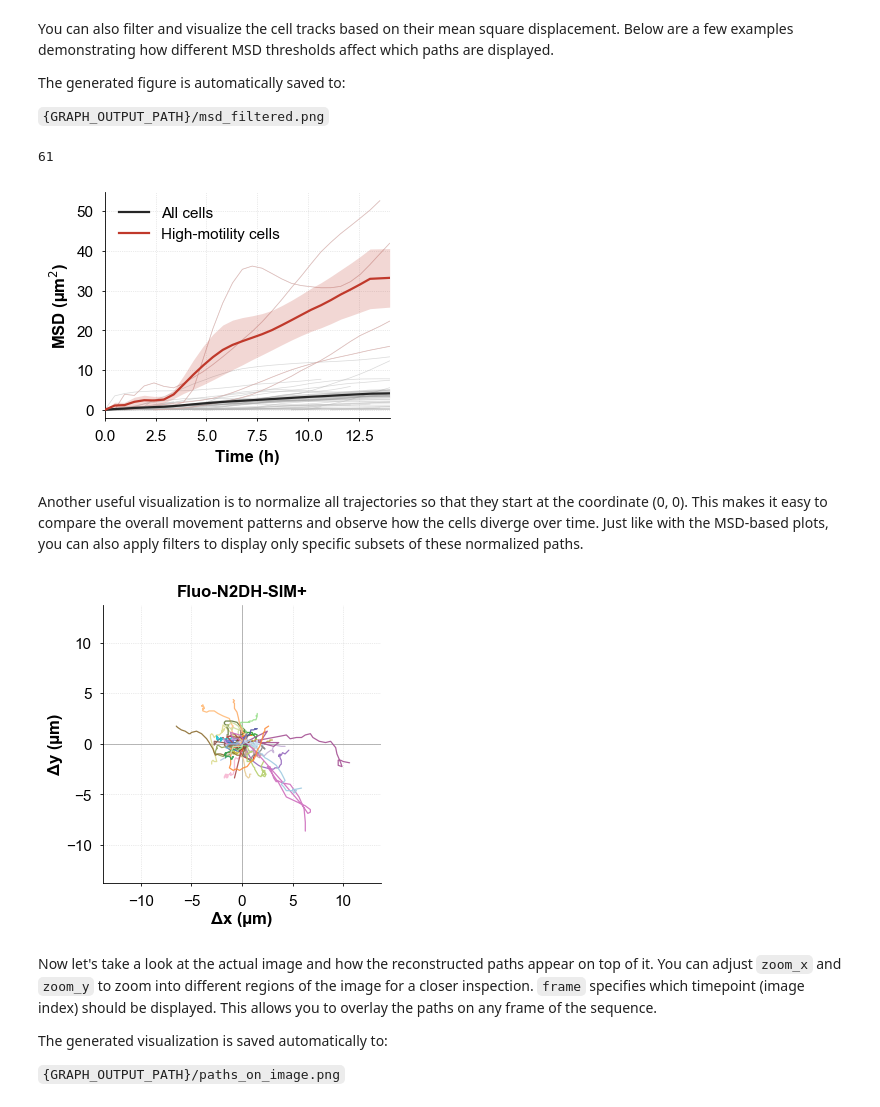
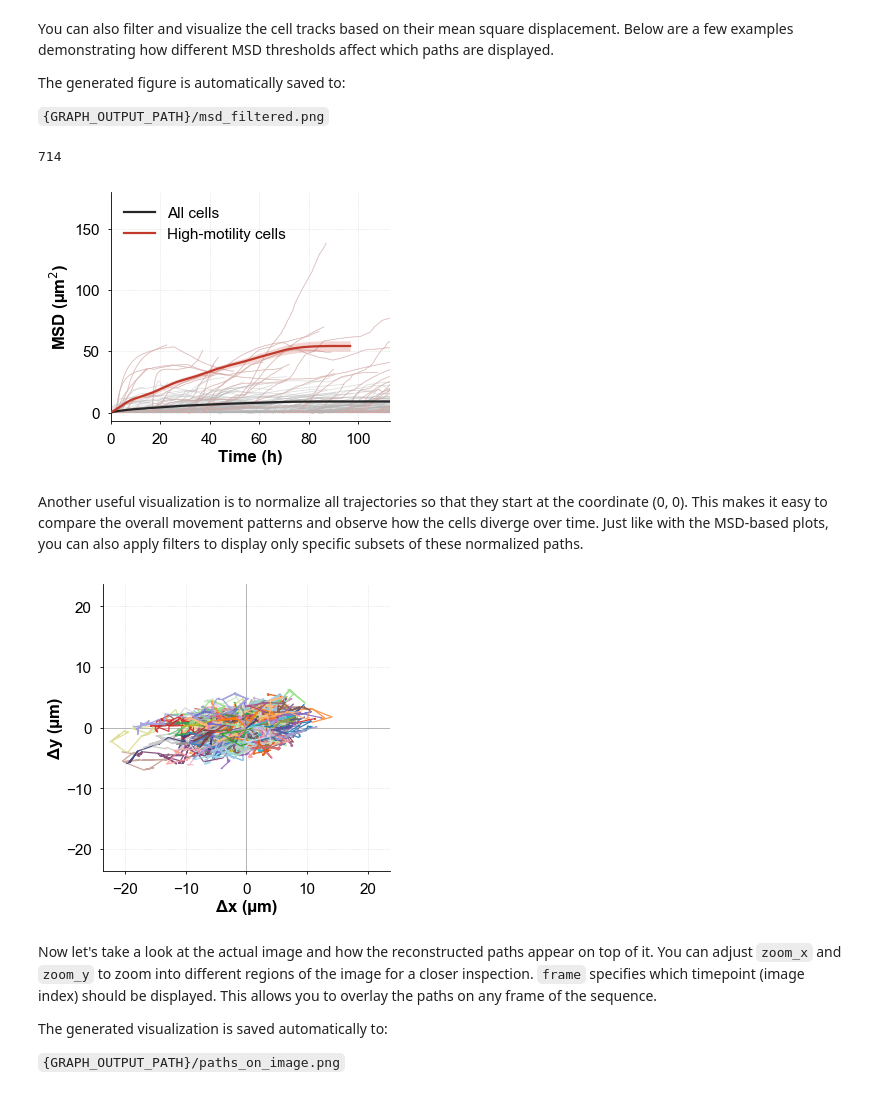
Before and after one commit to Gitinc/argus, a Jupyter notebook: notebooks/visualize_cell_tracks.ipynb, the cells around one changed output. Saved outputs shown, nothing was run; the diff lists cells and outputs as text; code cells hidden in the pictures.

Commit message:
Changes for Zebrafish dataset

```diff
--- a/notebooks/visualize_cell_tracks.ipynb
+++ b/notebooks/visualize_cell_tracks.ipynb
@@ -23,9 +23,9 @@ Before doing so, we need to define several general parameters that specify where
 import os
 WORK_DIR = os.getcwd()
 PATH_OF_SRC_MODUL = WORK_DIR.replace("notebooks", "src")
-YOUR_DATA_PATH = r"\\sc-data.sc-store.charite.de\sc-project-cc06-agsack\noja11\CellTrack\Training\Dataset\PhC-C2DH-U373\01"
-GRAPH_OUTPUT_PATH = r"\\sc-data.sc-store.charite.de\sc-project-cc06-agsack\noja11\CellTrack\Training\Dataset\PhC-C2DH-U373\01_RES_test"
-SAVED_PATHS = r"\\sc-data.sc-store.charite.de\sc-project-cc06-agsack\noja11\CellTrack\Training\Dataset\PhC-C2DH-U373\01_RES_test\calc_paths.npy"
+YOUR_DATA_PATH = r"\\sc-data.sc-store.charite.de\sc-project-cc06-agsack\noja11\CellTrack\unregistered\lck-lyve_caudal-fin_lower-side"
+GRAPH_OUTPUT_PATH = r"\\sc-data.sc-store.charite.de\sc-project-cc06-agsack\noja11\CellTrack\unregistered\output"
+SAVED_PATHS = r"\\sc-data.sc-store.charite.de\sc-project-cc06-agsack\noja11\CellTrack\unregistered\output\calc_paths.npy"
 IMAGE_CHANNEL = 1
 
 os.makedirs(GRAPH_OUTPUT_PATH, exist_ok=True)
@@ -105,25 +105,25 @@ The generated figure is automatically saved to:
 #all_starting_indices = [entry["StartIndex"] for entry in dict_list if len(entry["Path"]) < 100 and len(entry["Path"]) > 50]
 
 # Plot the MSD of all paths that have a MSD higher than 50
-all_paths_filtered = [entry["Path"] for entry in dict_list if np.max(disp.calculate_mean_square_displacement([entry["Path"]]))>1000]
-all_starting_indices_filtered = [entry["StartIndex"] for entry in dict_list if np.max(disp.calculate_mean_square_displacement([entry["Path"]]))>1000]
+all_paths_filtered = [entry["Path"] for entry in dict_list if np.max(disp.calculate_mean_square_displacement([entry["Path"]]))>2000]
+all_starting_indices_filtered = [entry["StartIndex"] for entry in dict_list if np.max(disp.calculate_mean_square_displacement([entry["Path"]]))>2000]
 
 print(len(all_paths))
 msd_list_filtered = disp.calculate_mean_square_displacement(paths = all_paths_filtered)
 disp.plot_mean_square_displacement_filtered(msd_list_filtered = msd_list_filtered, msd_list = msd_list,starting_indices_filtered = all_starting_indices_filtered, starting_indices = all_starting_indices, title = "Filtered MSD", base_fontsize = 12)
 plt.savefig(rf"{GRAPH_OUTPUT_PATH}/msd_filtered.svg", bbox_inches='tight')
 # %% [output]
-61
+714
-[figure, old version]
+[figure, new version]
 # %% [markdown]
 Another useful visualization is to normalize all trajectories so that they start at the coordinate (0, 0). This makes it easy to compare the overall movement patterns and observe how the cells diverge over time. Just like with the MSD-based plots, you can also apply filters to display only specific subsets of these normalized paths.
 # %%
 #all_paths_long = [path for path in all_paths if len(path)>20]
 
-disp.plot_normalized_paths(paths = all_paths, title = 'Fluo-N2DH-SIM+', base_fontsize=12,axis_limit=110*0.125,pixel_size=0.125)
+disp.plot_normalized_paths(paths = all_paths, base_fontsize=12,pixel_size=0.125)
 plt.savefig(rf"{GRAPH_OUTPUT_PATH}/normalized_paths.svg", bbox_inches='tight')
 # %% [output]
-[figure, old version]
+[figure, new version]
 # %% [markdown]
 Now let's take a look at the actual image and how the reconstructed paths appear on top of it. You can adjust `zoom_x` and `zoom_y` to zoom into different regions of the image for a closer inspection. `frame` specifies which timepoint (image index) should be displayed. This allows you to overlay the paths on any frame of the sequence.
 
```
Also changed, not shown: parts of 6 cells of this notebook, 1 other file.
